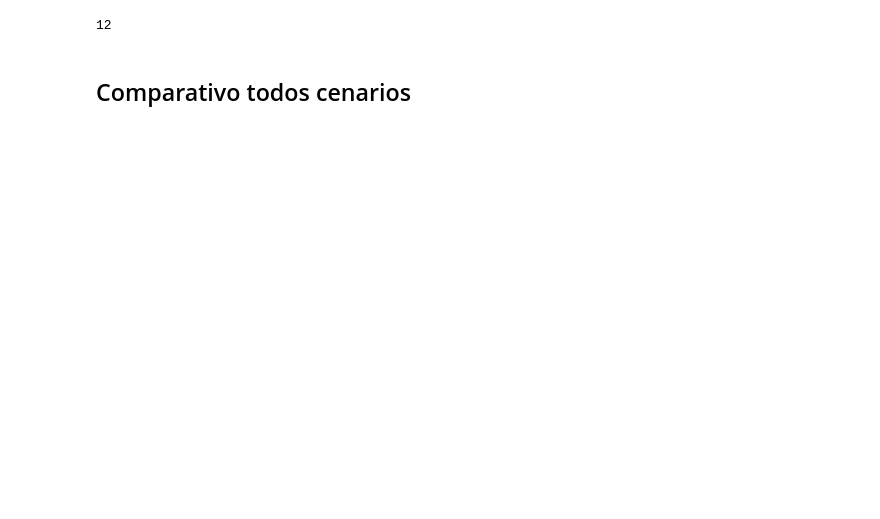
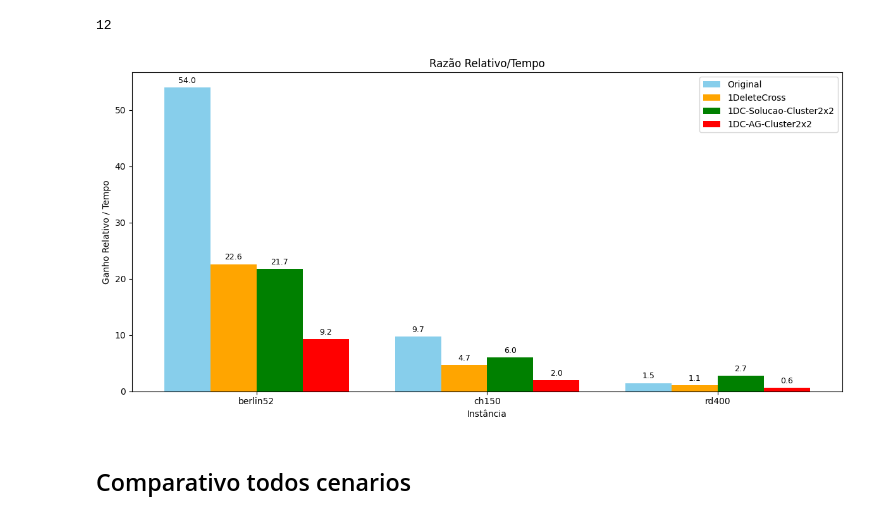
Before and after one commit to brunomaion/T2-MOA-AG, a Jupyter notebook: analise.ipynb, the cells around one changed output. Cells and saved outputs as stored; diff of their text form; code cells hidden in the pictures; blank space fills up the shorter version.

```diff
--- a/analise.ipynb
+++ b/analise.ipynb
@@ -18,6 +18,63 @@ for g in grafos:
 display(len(vetor_df))
 # %% [output]
 12
+# %%
+import pandas as pd
+import matplotlib.pyplot as plt
+import numpy as np
+
+# Dados
+data = {
+    "Grafo": ["berlin52","berlin52","berlin52","berlin52",
+              "ch150","ch150","ch150","ch150",
+              "rd400","rd400","rd400","rd400"],
+    "Algoritmo": ["Original","1DeleteCross","1DC-Solucao-Cluster2x2","1DC-AG-Cluster2x2",
+                  "Original","1DeleteCross","1DC-Solucao-Cluster2x2","1DC-AG-Cluster2x2",
+                  "Original","1DeleteCross","1DC-Solucao-Cluster2x2","1DC-AG-Cluster2x2"],
+    "Tempo": [0.888623, 2.807173, 2.716884, 6.827652,
+              4.252273, 12.897952, 13.556577, 41.086645,
+              24.927746, 55.361869, 29.818574, 132.675482],
+    "GanhoRelativo": [47.954352, 63.356803, 59.037421, 63.118880,
+                      41.203219, 60.390660, 81.299773, 81.214126,
+                      36.551050, 59.086783, 81.500066, 81.631404]
+}
+
+df = pd.DataFrame(data)
+
+# Calcula a razão Ganho/Tempo
+df["Ganho_por_Tempo"] = df["GanhoRelativo"] / df["Tempo"]
+
+# Configuração das barras
+algoritmos = df["Algoritmo"].unique()
+cores = ["skyblue", "orange", "green", "red"]
+largura = 0.2
+
+# Posições no eixo x
+grafo_unicos = df["Grafo"].unique()
+x = np.arange(len(grafo_unicos))
+
+plt.figure(figsize=(12,6))
+
+for i, algoritmo in enumerate(algoritmos):
+    valores = df[df["Algoritmo"] == algoritmo]["Ganho_por_Tempo"]
+    barras = plt.bar(x + i*largura, valores, width=largura, label=algoritmo, color=cores[i])
+
+    # Adiciona rótulos em cima das barras
+    for barra in barras:
+        altura = barra.get_height()
+        plt.text(barra.get_x() + barra.get_width()/2, altura + 0.5, f"{altura:.1f}",
+                 ha='center', va='bottom', fontsize=9)
+
+plt.xticks(x + largura*1.5, grafo_unicos)
+plt.xlabel("Instância")
+plt.ylabel("Ganho Relativo / Tempo")
+plt.title("Razão Relativo/Tempo")
+plt.legend()
+plt.tight_layout()
+plt.savefig("graficos/grafico_ganho_por_tempo.png")
+plt.show()
+# %% [output]
+[figure, added]
 # %% [markdown]
 ## Comparativo todos cenarios
 # %%
```
Also changed, not shown: parts of 3 cells of this notebook, 5 other files.
